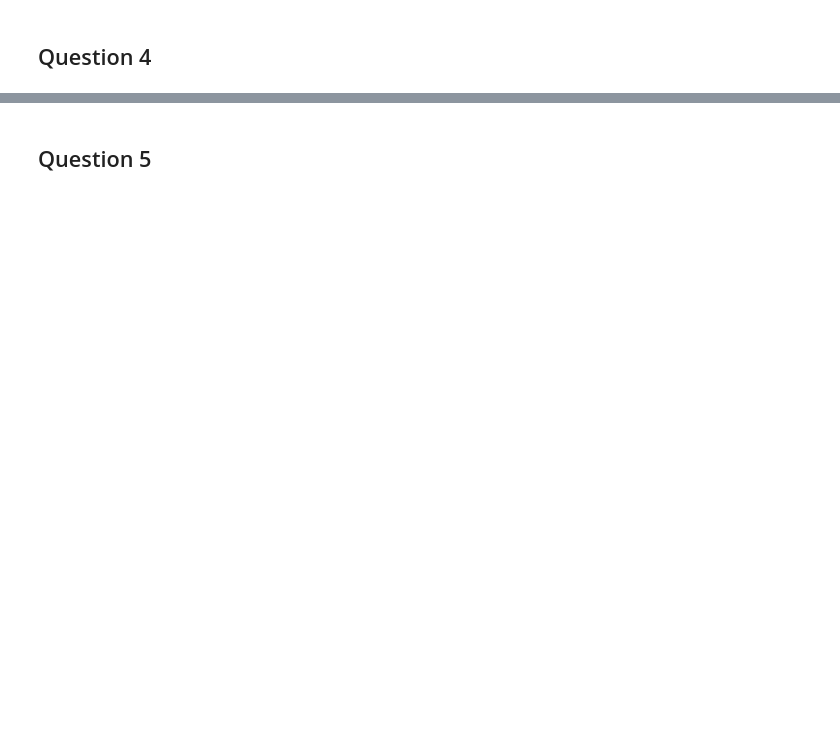
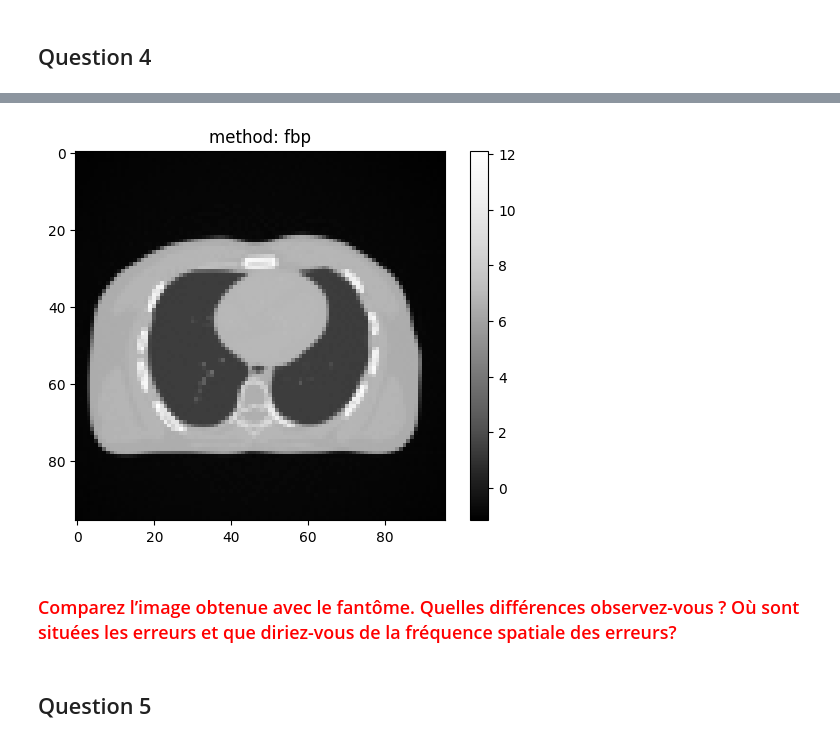
Before and after one commit to marcosamsonn/TP2, a Jupyter notebook: TP2_JulesLabrecque_XavierLarouche_MarcAntoineSamson.ipynb, the cells around one changed output, grey strips where cells are left out. Drawn from its saved outputs; the diff is of its cells as text; code cells hidden in the pictures; blank space fills up the shorter version.

```diff
--- a/TP2_JulesLabrecque_XavierLarouche_MarcAntoineSamson.ipynb
+++ b/TP2_JulesLabrecque_XavierLarouche_MarcAntoineSamson.ipynb
@@ -295,2 +371,67 @@ Processing angle 720/720
 # %% [markdown]
 ## Question 4
+# %%
+## reconstruire une image TDM en mode retroprojection filtrée
+def backproject():
+
+    [nbprj, angles, sinogram] = readInput()
+
+    # initialiser une image reconstruite
+    image = np.zeros((nbvox, nbvox))
+
+    ### option filtrer ###
+    filterSinogram(sinogram)
+    ######
+
+    # Coordonnées du centre
+    center_x = nbvox / 2
+    center_y = nbvox / 2
+
+    # Matrices 2D des coordonnées x et y de chaque voxel
+    x_indices, y_indices = np.meshgrid(np.arange(nbvox), np.arange(nbvox))
+    x_coords = (center_x - x_indices) * voxsize
+    y_coords = (y_indices - center_y) * voxsize
+
+    # Pour chaque angle
+    for a in range(len(angles)):
+        print(f"Processing angle {a + 1}/{len(angles)}")
+
+        # Calculer la position sur le détecteur pour tous les voxels d'un coup
+        t = x_coords * np.cos(angles[a]) + y_coords * np.sin(angles[a])
+
+        # Convertir t en indices sur le détecteur
+        detector_indices = nbpix / 2 + t / pixsize
+
+        # Créer un masque pour les indices valides
+        valid_indices = (detector_indices >= 0) & (detector_indices < nbpix - 1)
+
+        # Pour l'interpolation linéaire
+        indices_floor = np.floor(detector_indices).astype(int)
+        weights = detector_indices - indices_floor
+
+        # Interpolation linéaire sur les indices valides
+        valid_floor = np.clip(indices_floor[valid_indices], 0, nbpix - 2)
+        valid_ceil = valid_floor + 1
+
+        # Matrice temporaire pour les valeurs de cet angle
+        temp_image = np.zeros_like(image)
+
+        # Calculer les valeurs interpolées
+        floor_values = sinogram[a, valid_floor]
+        ceil_values = sinogram[a, valid_ceil]
+        interpolated = (1 - weights[valid_indices]) * floor_values + weights[
+            valid_indices] * ceil_values
+
+        # Mettre valeurs aux indices
+        temp_image[valid_indices] = interpolated
+
+        # Ajouter à l'image
+        image += temp_image
+
+    saveImage(image, "fbp")
+
+
+start_time = time.time()
+backproject()
+print("--- %s seconds ---" % (time.time() - start_time))
+# %% [output]
@@ -297,2 +455,5 @@ Processing angle 720/720
+[figure, added]
+# %% [markdown]
+### <span style="color:red">Comparez l’image obtenue avec le fantôme. Quelles différences observez-vous ? Où sont situées les erreurs et que diriez-vous de la fréquence spatiale des erreurs? </span>
 # %% [markdown]
 ## Question 5
```
Also changed, not shown: parts of 9 cells of this notebook.
